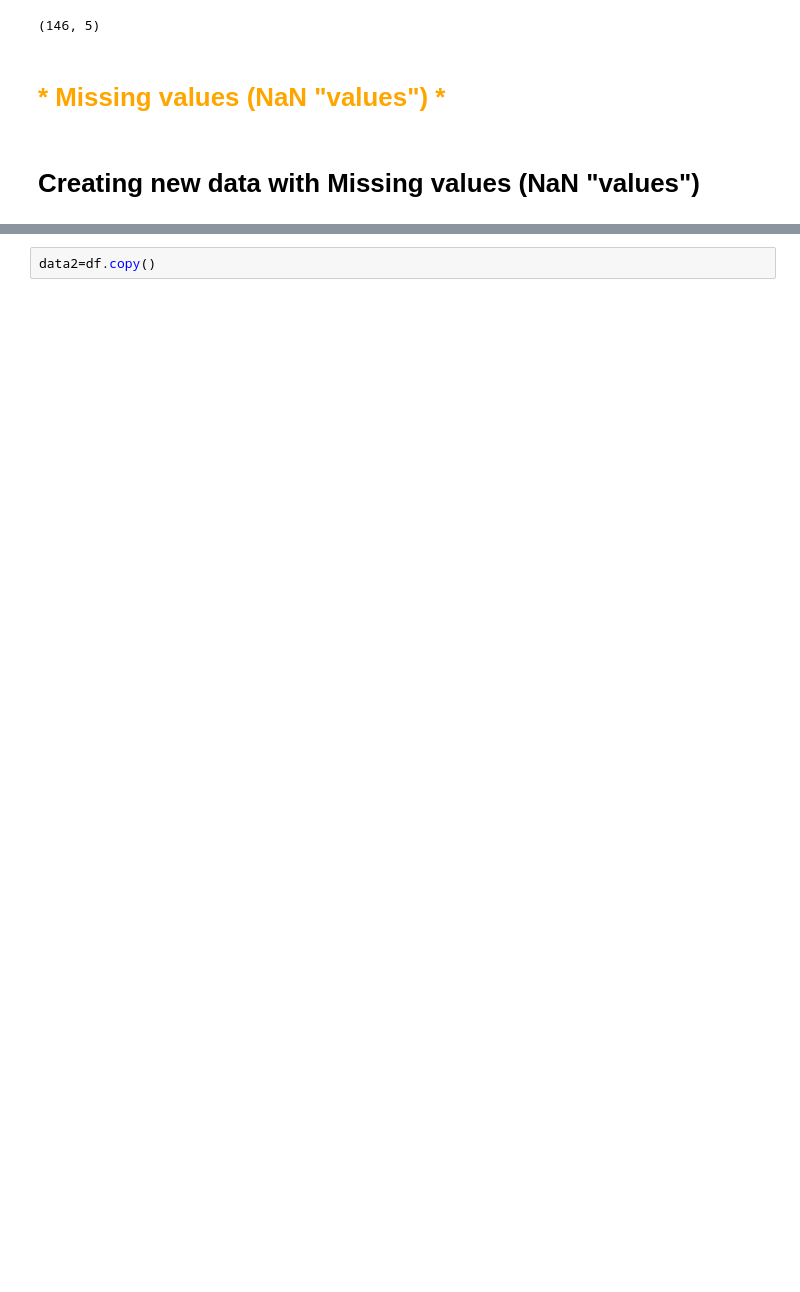
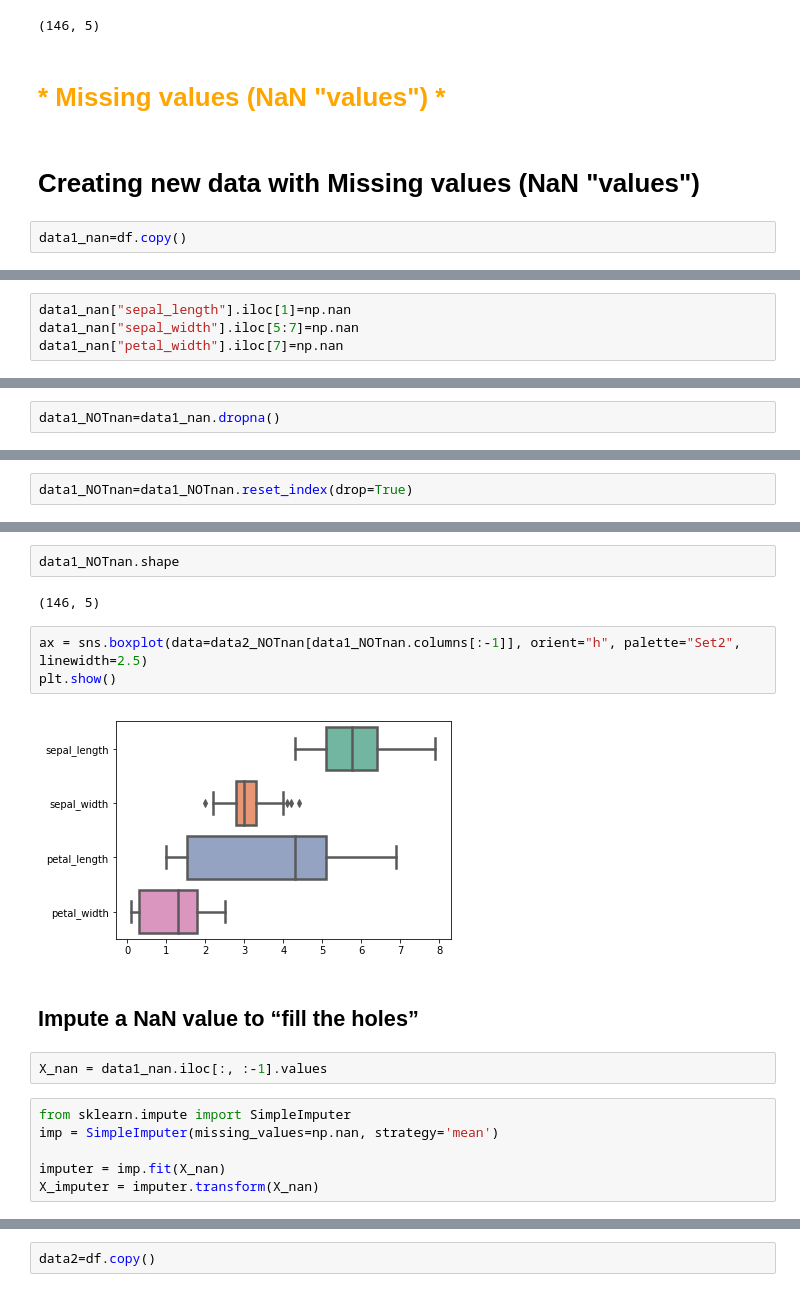
Before and after one commit to ceelch/Introduction_ML_2018_BCAM, a Jupyter notebook: Preprocessing_2019/JupyterNotebooks/Preproccesing_Iris_Data_Cesar.ipynb, the cells around one changed output, grey strips where cells are left out. Saved outputs shown, nothing was run; the diff lists cells and outputs as text; blank space fills up the shorter version.

```diff
--- a/Preprocessing_2019/JupyterNotebooks/Preproccesing_Iris_Data_Cesar.ipynb
+++ b/Preprocessing_2019/JupyterNotebooks/Preproccesing_Iris_Data_Cesar.ipynb
@@ -182,3 +172,5 @@ data1.shape
 # <font color='orange'> * Missing values (NaN "values") * </font>
 # %% [markdown]
 #  Creating new data with Missing values (NaN "values")
+# %%
+data1_nan=df.copy()
@@ -184,0 +191,4 @@ data1.shape
+# %%
+data1_nan["sepal_length"].iloc[1]=np.nan
+data1_nan["sepal_width"].iloc[5:7]=np.nan
+data1_nan["petal_width"].iloc[7]=np.nan
@@ -184,0 +216,2 @@ data1.shape
+# %%
+data1_NOTnan=data1_nan.dropna()
@@ -184,0 +232,2 @@ data1.shape
+# %%
+data1_NOTnan=data1_NOTnan.reset_index(drop=True)
@@ -184,0 +254,19 @@ data1.shape
+# %%
+data1_NOTnan.shape
+# %% [output]
+(146, 5)
+# %%
+ax = sns.boxplot(data=data2_NOTnan[data1_NOTnan.columns[:-1]], orient="h", palette="Set2", linewidth=2.5)
+plt.show()
+# %% [output]
+[figure, added]
+# %% [markdown]
+## Impute a NaN value to “fill the holes”
+# %%
+X_nan = data1_nan.iloc[:, :-1].values
+# %%
+from sklearn.impute import SimpleImputer
+imp = SimpleImputer(missing_values=np.nan, strategy='mean')
+
+imputer = imp.fit(X_nan)
+X_imputer = imputer.transform(X_nan)
```
Also changed, not shown: parts of 68 cells of this notebook, 3 other files.
